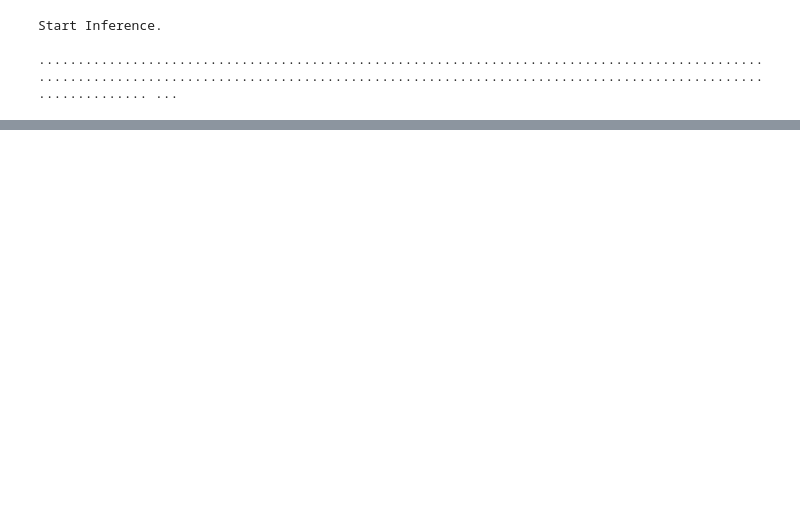
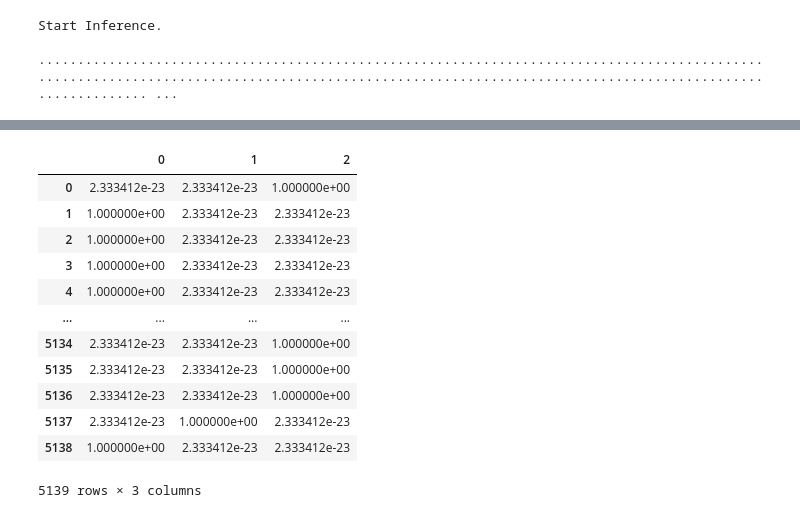
Before and after one commit to shahcompbio/TreeAlign, a Jupyter notebook: clonealign_pyro.ipynb, the cells around one changed output, grey strips where cells are left out. Saved outputs shown, nothing was run; the diff lists cells and outputs as text; code cells hidden in the pictures; blank space fills up the shorter version.

```diff
--- a/clonealign_pyro.ipynb
+++ b/clonealign_pyro.ipynb
@@ -227,3 +305,19 @@ gene_type_score_dataframe = pd.DataFrame(gene_type_score.data.numpy())
+# %%
+clone_assign_prob_dataframe
+# %% [output]
+|  | 0 | 1 | 2 |
+| 0 | 2.333412e-23 | 2.333412e-23 | 1.000000e+00 |
+| 1 | 1.000000e+00 | 2.333412e-23 | 2.333412e-23 |
+| 2 | 1.000000e+00 | 2.333412e-23 | 2.333412e-23 |
+| 3 | 1.000000e+00 | 2.333412e-23 | 2.333412e-23 |
+| 4 | 1.000000e+00 | 2.333412e-23 | 2.333412e-23 |
+| ... | ... | ... | ... |
+| 5134 | 2.333412e-23 | 2.333412e-23 | 1.000000e+00 |
+| 5135 | 2.333412e-23 | 2.333412e-23 | 1.000000e+00 |
+| 5136 | 2.333412e-23 | 2.333412e-23 | 1.000000e+00 |
+| 5137 | 2.333412e-23 | 1.000000e+00 | 2.333412e-23 |
+| 5138 | 1.000000e+00 | 2.333412e-23 | 2.333412e-23 |
+5139 rows × 3 columns
 # %%
 rowname_dict = {i:c for i, c in enumerate(expr_csv.columns)}
 colname_dict = {i:c for i, c in enumerate(cnv_csv.columns)}
```
Also changed, not shown: parts of 14 cells of this notebook, 4 other files.
